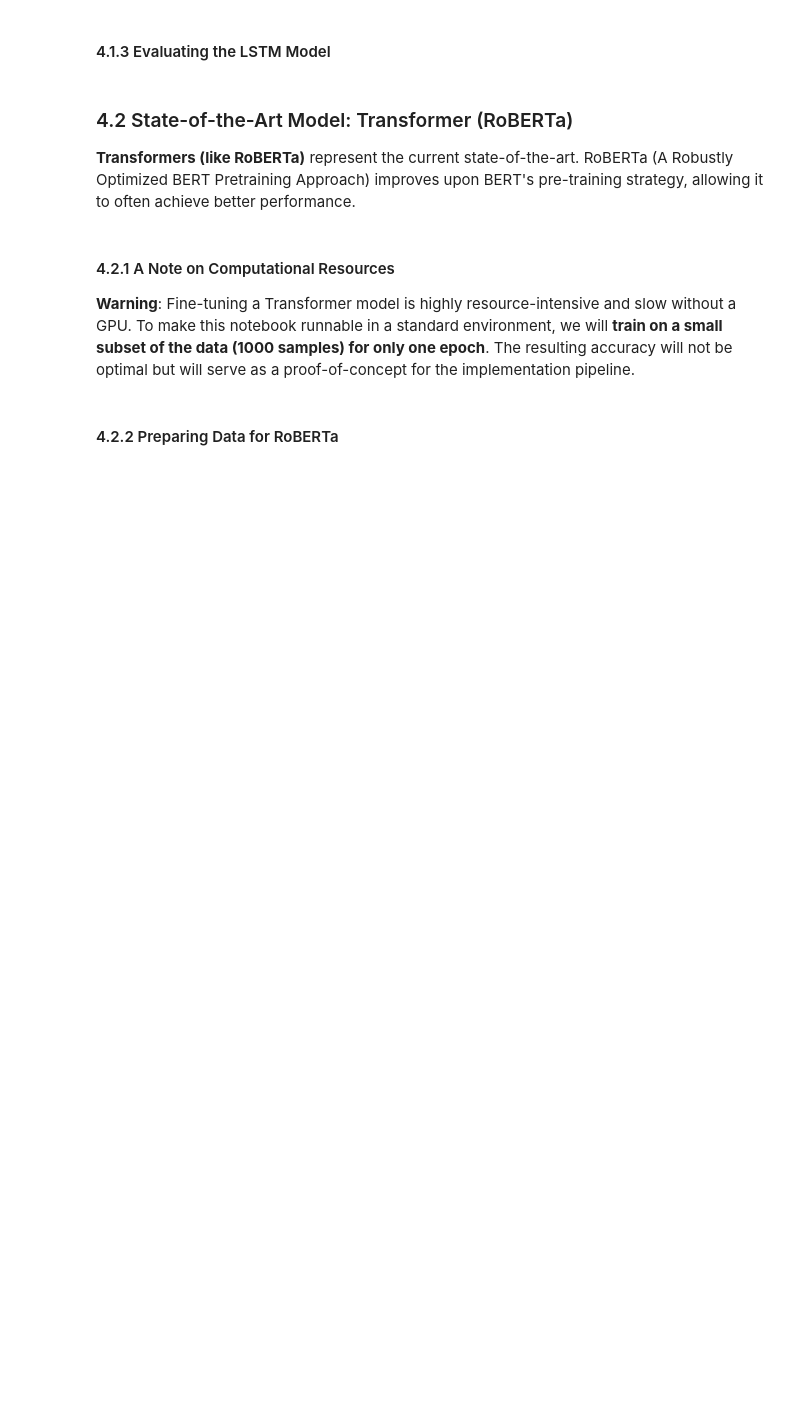
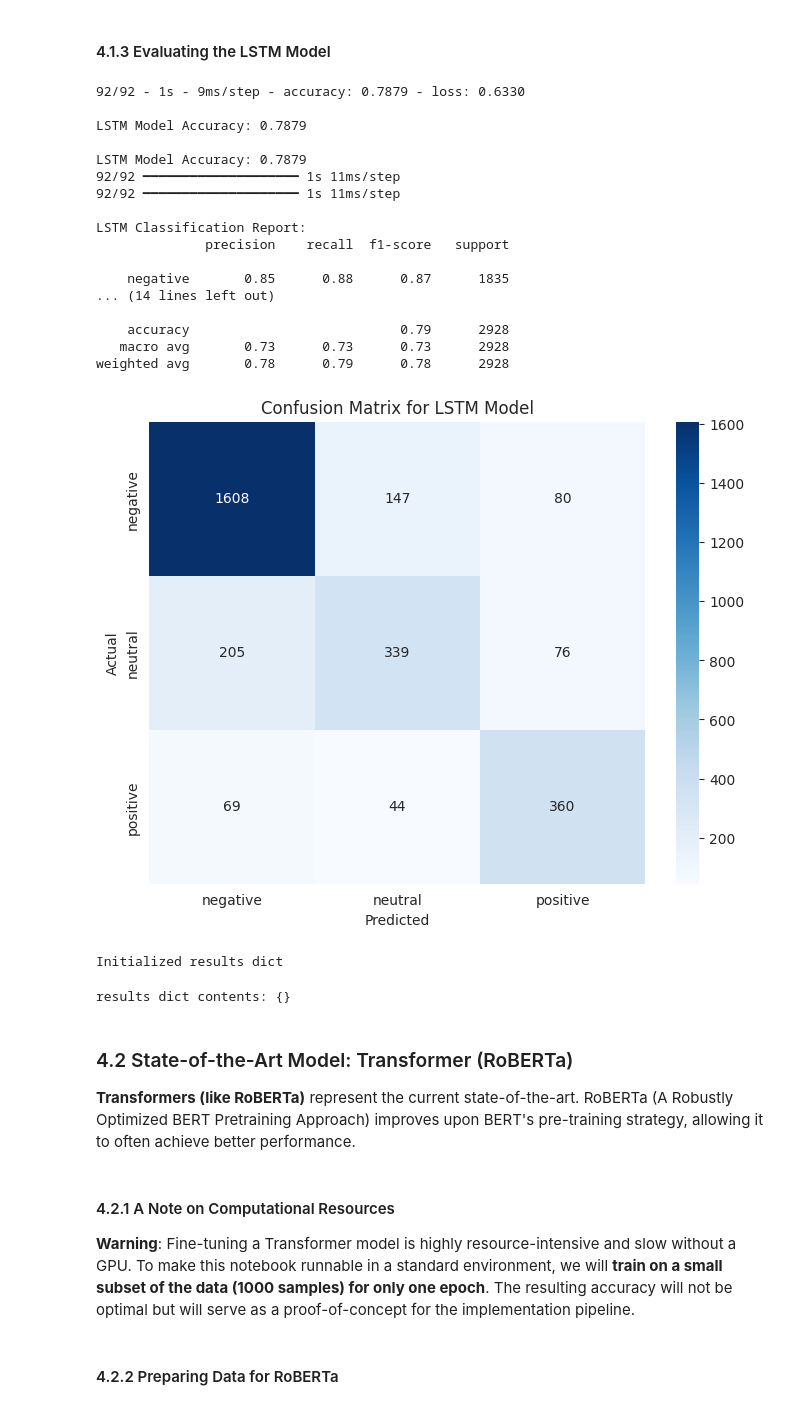
Before and after one commit to chanhengmenh/nlp_final_project01, a Jupyter notebook: notebooks/sentiment_analysis_exploration.ipynb, the cells around one changed output. Drawn from its saved outputs; the diff is of its cells as text; code cells hidden in the pictures; blank space fills up the shorter version.

Commit message:
fix LSTM

```diff
--- a/notebooks/sentiment_analysis_exploration.ipynb
+++ b/notebooks/sentiment_analysis_exploration.ipynb
@@ -71,7 +79,7 @@ except LookupError:
 # %%
 # Define file paths
 # Note: The '..' moves one directory up from /notebooks to the project root
-DATASET_PATH = '../data/raw/Tweets.csv'
+DATASET_PATH = '../dataset/raw/Tweets.csv'
 MODEL_DIR = '../models'
 
 # Create models directory if it doesn't exist
@@ -143,3 +174,7 @@ print("Preprocessing complete.")
 # %% [markdown]
 ### 3. Part 1: Baseline Models (Scikit-learn)
 ##### We will start by training and evaluating several strong baseline models.
+# %%
+# Initialize results dictionary to track model performance across all experiments
+results = {}
+print('Initialized results dictionary for model comparison')
@@ -233,9 +348,16 @@ This requires a different preprocessing pipeline to convert text into sequences
 #### 4.1.1 Preprocessing for LSTM (Tokenization & Padding)
 # %%
 # Keras Tokenizer parameters
-MAX_NB_WORDS = 10000  # Max number of words in the vocabulary
-MAX_SEQUENCE_LENGTH = 100 # Max length of a tweet
-EMBEDDING_DIM = 128 # Dimension of the word embeddings
+MAX_NB_WORDS = 10000
+MAX_SEQUENCE_LENGTH = 100
+EMBEDDING_DIM = 128
+
+# One-hot encode the labels and get the defined class order
+y_encoded_df = pd.get_dummies(df['airline_sentiment'])
+y_encoded = y_encoded_df.values
+class_labels_deep_learning = y_encoded_df.columns.tolist() # Robustly get class order
+print(f"Class order for Deep Learning models: {class_labels_deep_learning}")
+
 
 # Create and fit the tokenizer
 keras_tokenizer = Tokenizer(num_words=MAX_NB_WORDS, filters='!"#$%&()*+,-./:;<=>?@[\]^_`{|}~', lower=True)
@@ -245,13 +367,10 @@ keras_tokenizer.fit_on_texts(df['processed_text'].values)
 X_seq = keras_tokenizer.texts_to_sequences(df['processed_text'].values)
 X_pad = pad_sequences(X_seq, maxlen=MAX_SEQUENCE_LENGTH)
 
-# One-hot encode the labels
-y_encoded = pd.get_dummies(df['airline_sentiment']).values
-
 # Split the data for the LSTM model
 X_train_lstm, X_test_lstm, y_train_lstm, y_test_lstm = train_test_split(
     X_pad, y_encoded, test_size=0.2, random_state=42, stratify=y_encoded
 )
 
-print(f"Shape of LSTM training data: {X_train_lstm.shape}")
+print(f"\nShape of LSTM training data: {X_train_lstm.shape}")
 print(f"Shape of LSTM training labels: {y_train_lstm.shape}")
@@ -262,7 +389,7 @@ model_lstm = Sequential()
 model_lstm.add(Embedding(MAX_NB_WORDS, EMBEDDING_DIM, input_length=X_pad.shape[1]))
 model_lstm.add(SpatialDropout1D(0.2))
 model_lstm.add(Bidirectional(LSTM(100, dropout=0.2, recurrent_dropout=0.2)))
-model_lstm.add(Dense(3, activation='softmax'))
+model_lstm.add(Dense(len(class_labels_deep_learning), activation='softmax')) # Use number of classes
 
 model_lstm.compile(loss='categorical_crossentropy', optimizer='adam', metrics=['accuracy'])
 print(model_lstm.summary())
@@ -279,29 +451,61 @@ history = model_lstm.fit(
 #### 4.1.3 Evaluating the LSTM Model
 # %%
 # Evaluate on the test set
-loss, accuracy = model_lstm.evaluate(X_test_lstm, y_test_lstm, verbose=2)
-print(f"\nLSTM Model Accuracy: {accuracy:.4f}")
+loss, accuracy_lstm = model_lstm.evaluate(X_test_lstm, y_test_lstm, verbose=2)
+results['LSTM'] = accuracy_lstm
+print(f"\nLSTM Model Accuracy: {accuracy_lstm:.4f}")
 
 # Generate classification report and confusion matrix
 y_pred_lstm_proba = model_lstm.predict(X_test_lstm)
 y_pred_lstm = np.argmax(y_pred_lstm_proba, axis=1)
 y_test_labels = np.argmax(y_test_lstm, axis=1)
 
-# The order of classes from pd.get_dummies is alphabetical: negative, neutral, positive
-class_mapping = {0: 'negative', 1: 'neutral', 2: 'positive'}
-y_pred_lstm_labels = np.vectorize(class_mapping.get)(y_pred_lstm)
-y_test_actual_labels = np.vectorize(class_mapping.get)(y_test_labels)
+y_pred_lstm_labels = [class_labels_deep_learning[i] for i in y_pred_lstm]
+y_test_actual_labels = [class_labels_deep_learning[i] for i in y_test_labels]
 
 print("\nLSTM Classification Report:")
-print(classification_report(y_test_actual_labels, y_pred_lstm_labels, labels=class_labels))
+print(classification_report(y_test_actual_labels, y_pred_lstm_labels, labels=class_labels_deep_learning))
 
-cm_lstm = confusion_matrix(y_test_actual_labels, y_pred_lstm_labels, labels=class_labels)
+cm_lstm = confusion_matrix(y_test_actual_labels, y_pred_lstm_labels, labels=class_labels_deep_learning)
 plt.figure(figsize=(8, 6))
-sns.heatmap(cm_lstm, annot=True, fmt='d', cmap='Blues', xticklabels=class_labels, yticklabels=class_labels)
+sns.heatmap(cm_lstm, annot=True, fmt='d', cmap='Blues', xticklabels=class_labels_deep_learning, yticklabels=class_labels_deep_learning)
 plt.title('Confusion Matrix for LSTM Model')
 plt.ylabel('Actual')
 plt.xlabel('Predicted')
 plt.show()
+# %% [output]
+92/92 - 1s - 9ms/step - accuracy: 0.7879 - loss: 0.6330
+
+LSTM Model Accuracy: 0.7879
+
+LSTM Model Accuracy: 0.7879
+92/92 ━━━━━━━━━━━━━━━━━━━━ 1s 11ms/step
+92/92 ━━━━━━━━━━━━━━━━━━━━ 1s 11ms/step
+
+LSTM Classification Report:
+              precision    recall  f1-score   support
+
+    negative       0.85      0.88      0.87      1835
+... (14 lines left out)
+
+    accuracy                           0.79      2928
+   macro avg       0.73      0.73      0.73      2928
+weighted avg       0.78      0.79      0.78      2928
+[figure, added]
+# %%
+# Initialize results dictionary for model comparisons
+results = {}
+print('Initialized results dict')
+# %% [output]
+Initialized results dict
+# %%
+# Quick check to show results dictionary contents
+try:
+    print('results dict contents:', results)
+except Exception as e:
+    print('Error printing results:', repr(e))
+# %% [output]
+results dict contents: {}
 # %% [markdown]
 ### 4.2 State-of-the-Art Model: Transformer (RoBERTa)
 **Transformers (like RoBERTa)** represent the current state-of-the-art. RoBERTa (A Robustly Optimized BERT Pretraining Approach) improves upon BERT's pre-training strategy, allowing it to often achieve better performance.
```
Also changed, not shown: parts of 18 cells of this notebook, 11 other files.
